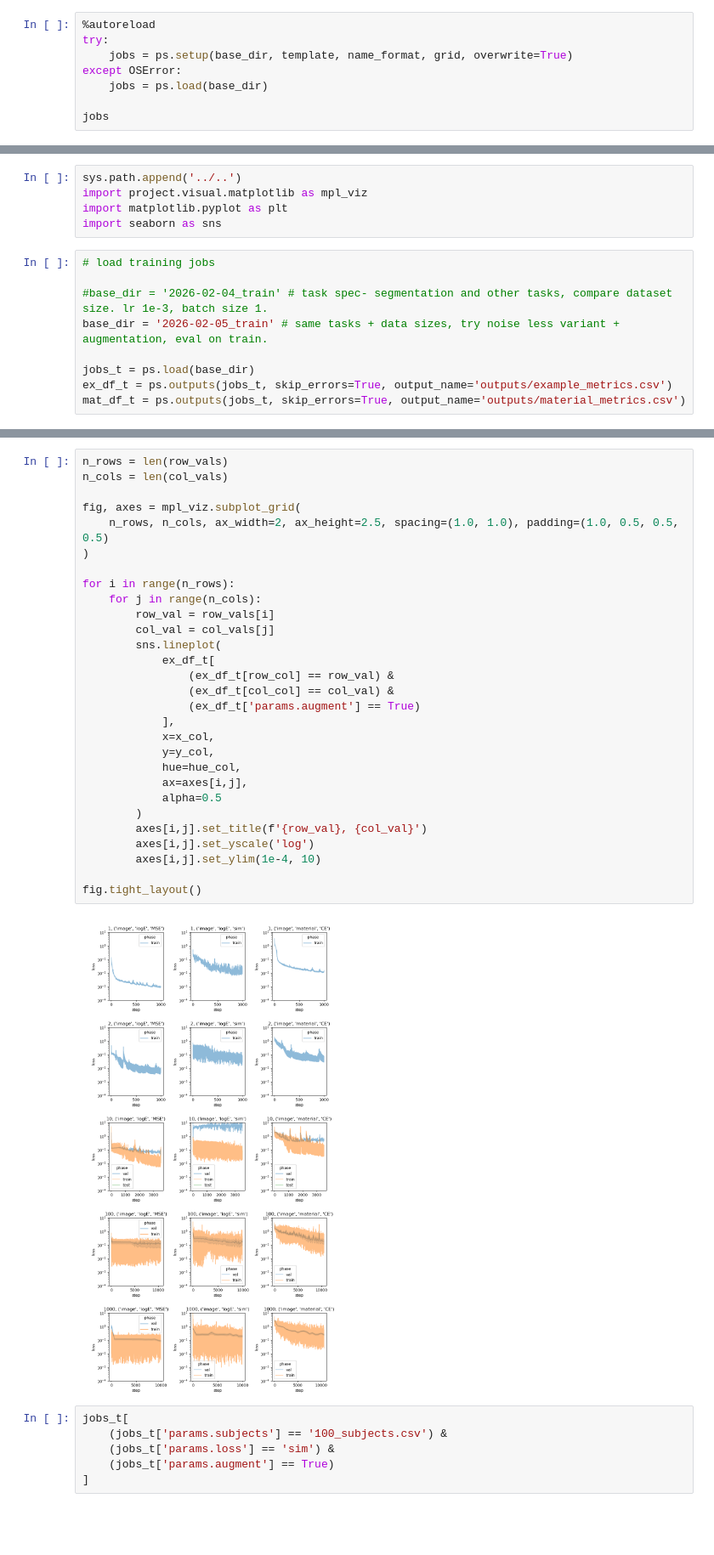
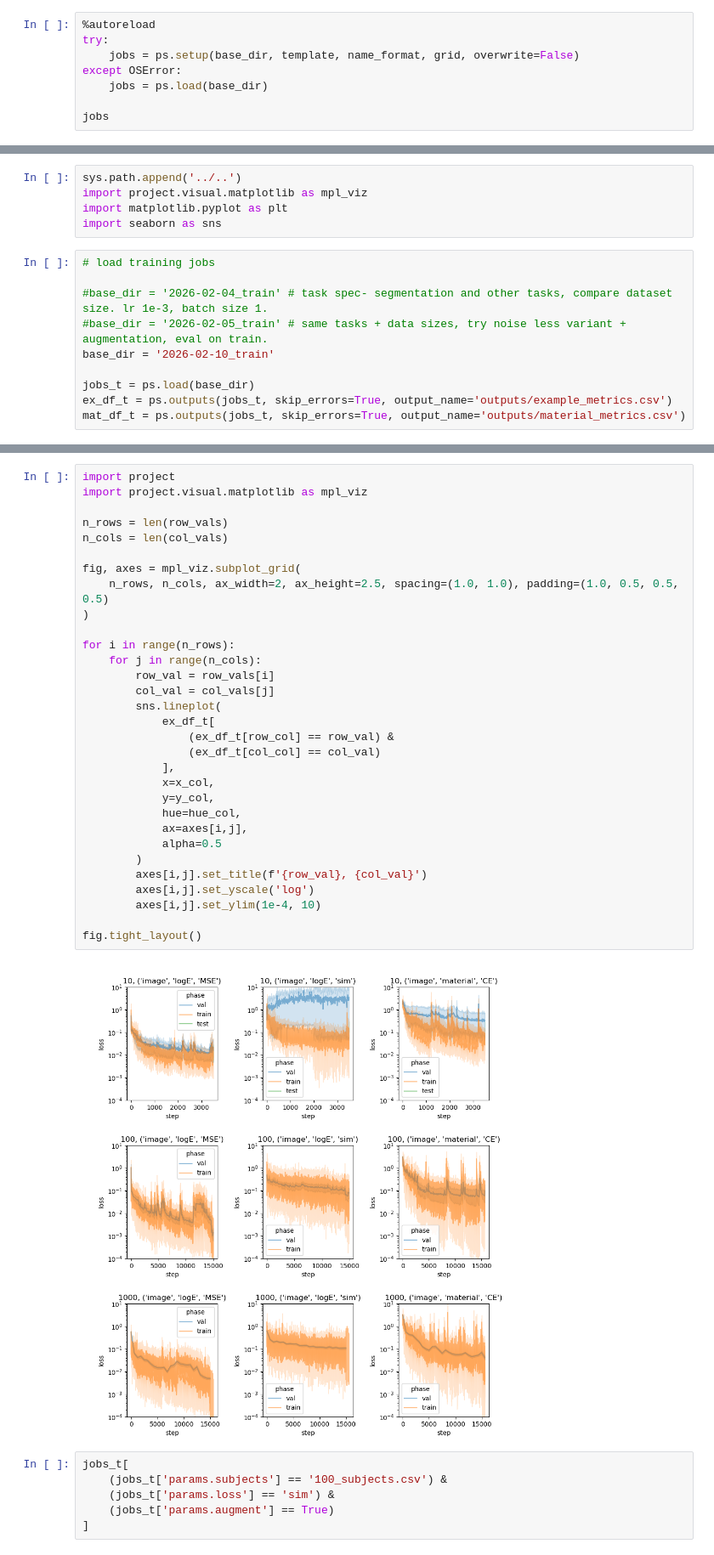
Before and after one commit to mattragoza/lung-project, a Jupyter notebook: notebooks/shapenet/32-training-experiment-new.ipynb, the cells around one changed output, grey strips where cells are left out. Shown at 85% size. Cells and saved outputs as stored; diff of their text form; blank space fills up the shorter version.

```diff
--- a/notebooks/shapenet/32-training-experiment-new.ipynb
+++ b/notebooks/shapenet/32-training-experiment-new.ipynb
@@ -312,7 +312,7 @@ len(grid)
 # %%
 %autoreload
 try:
-    jobs = ps.setup(base_dir, template, name_format, grid, overwrite=True)
+    jobs = ps.setup(base_dir, template, name_format, grid, overwrite=False)
 except OSError:
     jobs = ps.load(base_dir)
 
@@ -495,7 +494,8 @@ import seaborn as sns
 # load training jobs
 
 #base_dir = '2026-02-04_train' # task spec- segmentation and other tasks, compare dataset size. lr 1e-3, batch size 1.
-base_dir = '2026-02-05_train' # same tasks + data sizes, try noise less variant + augmentation, eval on train.
+#base_dir = '2026-02-05_train' # same tasks + data sizes, try noise less variant + augmentation, eval on train.
+base_dir = '2026-02-10_train'
 
 jobs_t = ps.load(base_dir)
 ex_df_t = ps.outputs(jobs_t, skip_errors=True, output_name='outputs/example_metrics.csv')
@@ -590,36 +570,38 @@ row_vals, col_vals
  array([('image', 'logE', 'MSE'), ('image', 'logE', 'sim'),
         ('image', 'material', 'CE')], dtype=object))
 # %%
+import project
+import project.visual.matplotlib as mpl_viz
+
 n_rows = len(row_vals)
 n_cols = len(col_vals)
 
 fig, axes = mpl_viz.subplot_grid(
     n_rows, n_cols, ax_width=2, ax_height=2.5, spacing=(1.0, 1.0), padding=(1.0, 0.5, 0.5, 0.5)
 )
 
 for i in range(n_rows):
     for j in range(n_cols):
         row_val = row_vals[i]
         col_val = col_vals[j]
         sns.lineplot(
             ex_df_t[
                 (ex_df_t[row_col] == row_val) &
-                (ex_df_t[col_col] == col_val) &
-                (ex_df_t['params.augment'] == True)
+                (ex_df_t[col_col] == col_val)
             ],
             x=x_col,
             y=y_col,
             hue=hue_col,
             ax=axes[i,j],
             alpha=0.5
         )
         axes[i,j].set_title(f'{row_val}, {col_val}')
         axes[i,j].set_yscale('log')
         axes[i,j].set_ylim(1e-4, 10)
 
 fig.tight_layout()
 # %% [output]
-[figure, old version]
+[figure, new version]
 # %%
 jobs_t[
     (jobs_t['params.subjects'] == '100_subjects.csv') &
```
Also changed, not shown: parts of 10 cells of this notebook, 7 other files.
